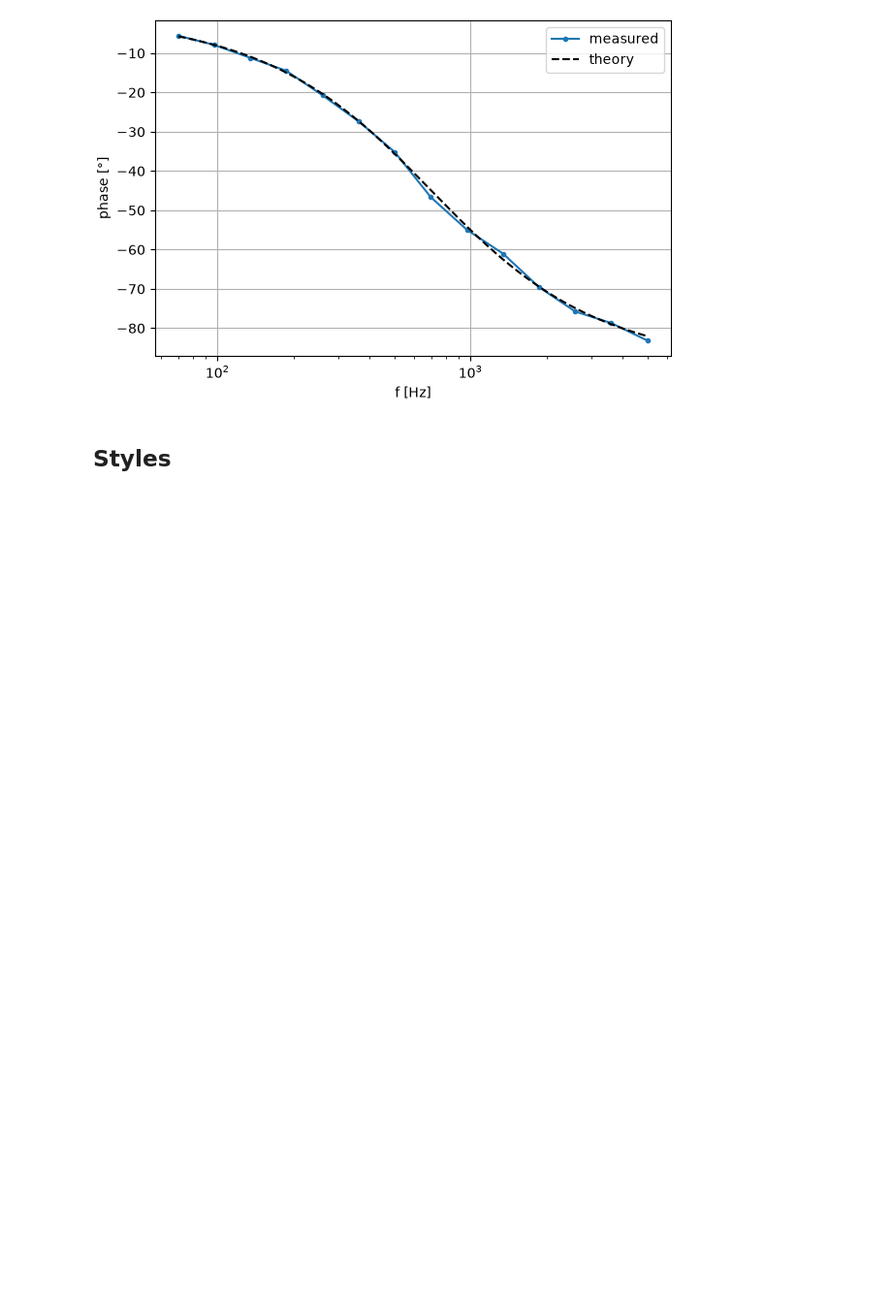
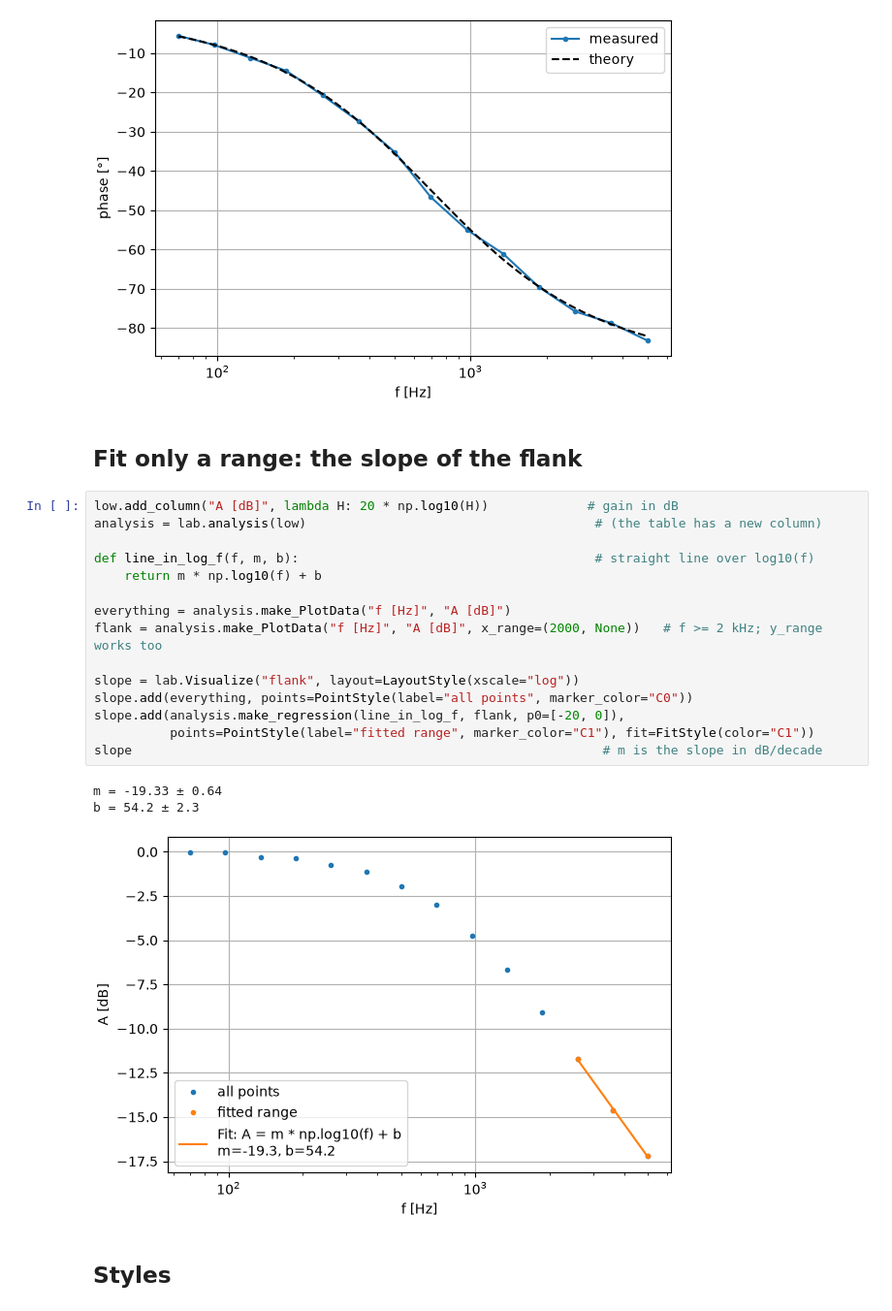
Before and after one commit to EliasMendeUni/pemlab, a Jupyter notebook: examples/02_plots_and_fits.ipynb, the cells around one changed output. Shown at 97% size. Drawn from its saved outputs; the diff is of its cells as text; blank space fills up the shorter version.

Commit message:
make_PlotData: x_range and y_range select the points of a plot or fit
Co-Authored-By: Claude Sonnet 5.5 <noreply@anthropic.com>

```diff
--- a/examples/02_plots_and_fits.ipynb
+++ b/examples/02_plots_and_fits.ipynb
@@ -91,6 +91,27 @@ phase_plot.add(lambda f: -np.degrees(np.arctan(f / 700)),
 phase_plot
 # %% [output]
 [figure]
+# %% [markdown]
+## Fit only a range: the slope of the flank
+# %%
+low.add_column("A [dB]", lambda H: 20 * np.log10(H))             # gain in dB
+analysis = lab.analysis(low)                                      # (the table has a new column)
+
+def line_in_log_f(f, m, b):                                       # straight line over log10(f)
+    return m * np.log10(f) + b
+
+everything = analysis.make_PlotData("f [Hz]", "A [dB]")
+flank = analysis.make_PlotData("f [Hz]", "A [dB]", x_range=(2000, None))   # f >= 2 kHz; y_range works too
+
+slope = lab.Visualize("flank", layout=LayoutStyle(xscale="log"))
+slope.add(everything, points=PointStyle(label="all points", marker_color="C0"))
+slope.add(analysis.make_regression(line_in_log_f, flank, p0=[-20, 0]),
+          points=PointStyle(label="fitted range", marker_color="C1"), fit=FitStyle(color="C1"))
+slope                                                              # m is the slope in dB/decade
+# %% [output]
+m = -19.33 ± 0.64
+b = 54.2 ± 2.3
+[figure, added]
 # %% [markdown]
 ## Styles
 # %%
```
Also changed, not shown: parts of 1 cell of this notebook, 6 other files.
